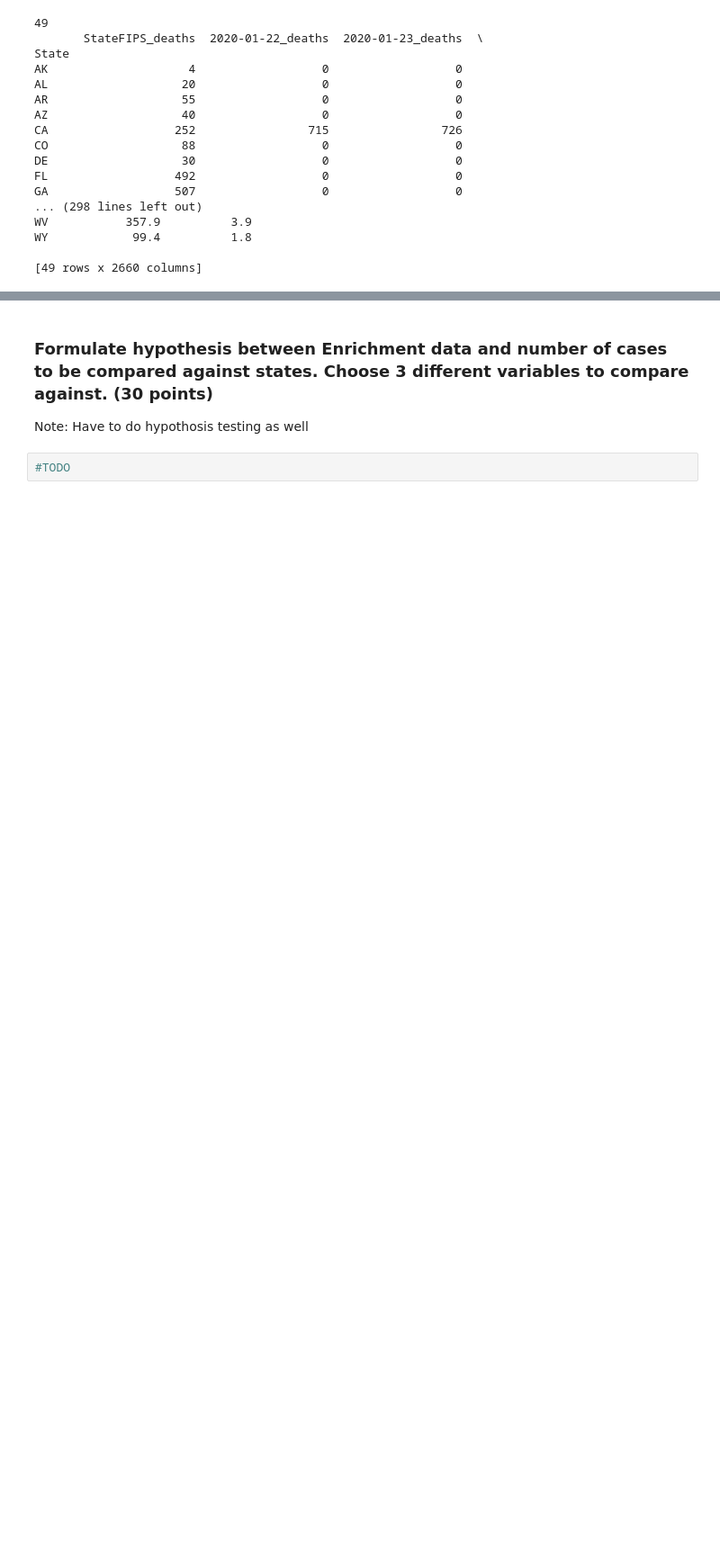
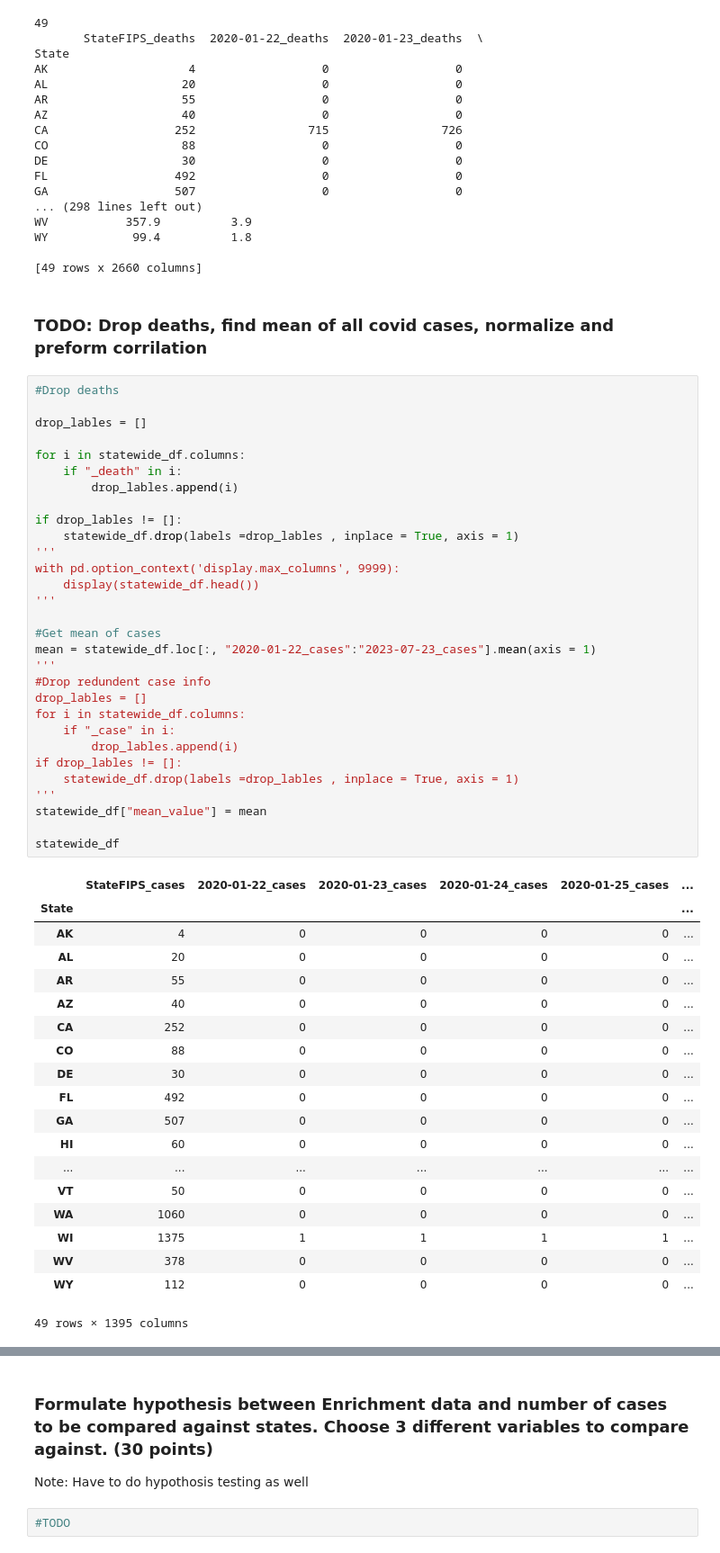
Before and after one commit to aiwayemi/Group-1, a Jupyter notebook: Project Stage - III - Kevin Hayes.ipynb, the cells around one changed output, grey strips where cells are left out. Shown: that part at 90% size. Saved outputs shown, nothing was run; the diff lists cells and outputs as text; blank space fills up the shorter version.

```diff
--- a/Project Stage - III - Kevin Hayes.ipynb
+++ b/Project Stage - III - Kevin Hayes.ipynb
@@ -406,3 +406,55 @@ WV           357.9          3.9
 WY            99.4          1.8
 
 [49 rows x 2660 columns]
+# %% [markdown]
+### TODO: Drop deaths, find mean of all covid cases, normalize and preform corrilation
+# %%
+#Drop deaths
+
+drop_lables = []
+
+for i in statewide_df.columns:
+    if "_death" in i:
+        drop_lables.append(i)
+
+if drop_lables != []:
+    statewide_df.drop(labels =drop_lables , inplace = True, axis = 1)
+'''
+with pd.option_context('display.max_columns', 9999):
+    display(statewide_df.head())
+'''
+
+#Get mean of cases
+mean = statewide_df.loc[:, "2020-01-22_cases":"2023-07-23_cases"].mean(axis = 1)
+'''
+#Drop redundent case info
+drop_lables = []
+for i in statewide_df.columns:
+    if "_case" in i:
+        drop_lables.append(i)
+if drop_lables != []:
+    statewide_df.drop(labels =drop_lables , inplace = True, axis = 1)
+'''
+statewide_df["mean_value"] = mean
+
+statewide_df
+# %% [output]
+|  | StateFIPS_cases | 2020-01-22_cases | 2020-01-23_cases | 2020-01-24_cases | 2020-01-25_cases | ... |
+| State |  |  |  |  |  | ... |
+| AK | 4 | 0 | 0 | 0 | 0 | ... |
+| AL | 20 | 0 | 0 | 0 | 0 | ... |
+| AR | 55 | 0 | 0 | 0 | 0 | ... |
+| AZ | 40 | 0 | 0 | 0 | 0 | ... |
+| CA | 252 | 0 | 0 | 0 | 0 | ... |
+| CO | 88 | 0 | 0 | 0 | 0 | ... |
+| DE | 30 | 0 | 0 | 0 | 0 | ... |
+| FL | 492 | 0 | 0 | 0 | 0 | ... |
+| GA | 507 | 0 | 0 | 0 | 0 | ... |
+| HI | 60 | 0 | 0 | 0 | 0 | ... |
+| ... | ... | ... | ... | ... | ... | ... |
+| VT | 50 | 0 | 0 | 0 | 0 | ... |
+| WA | 1060 | 0 | 0 | 0 | 0 | ... |
+| WI | 1375 | 1 | 1 | 1 | 1 | ... |
+| WV | 378 | 0 | 0 | 0 | 0 | ... |
+| WY | 112 | 0 | 0 | 0 | 0 | ... |
+49 rows × 1395 columns
```
Also changed, not shown: parts of 4 cells of this notebook.
